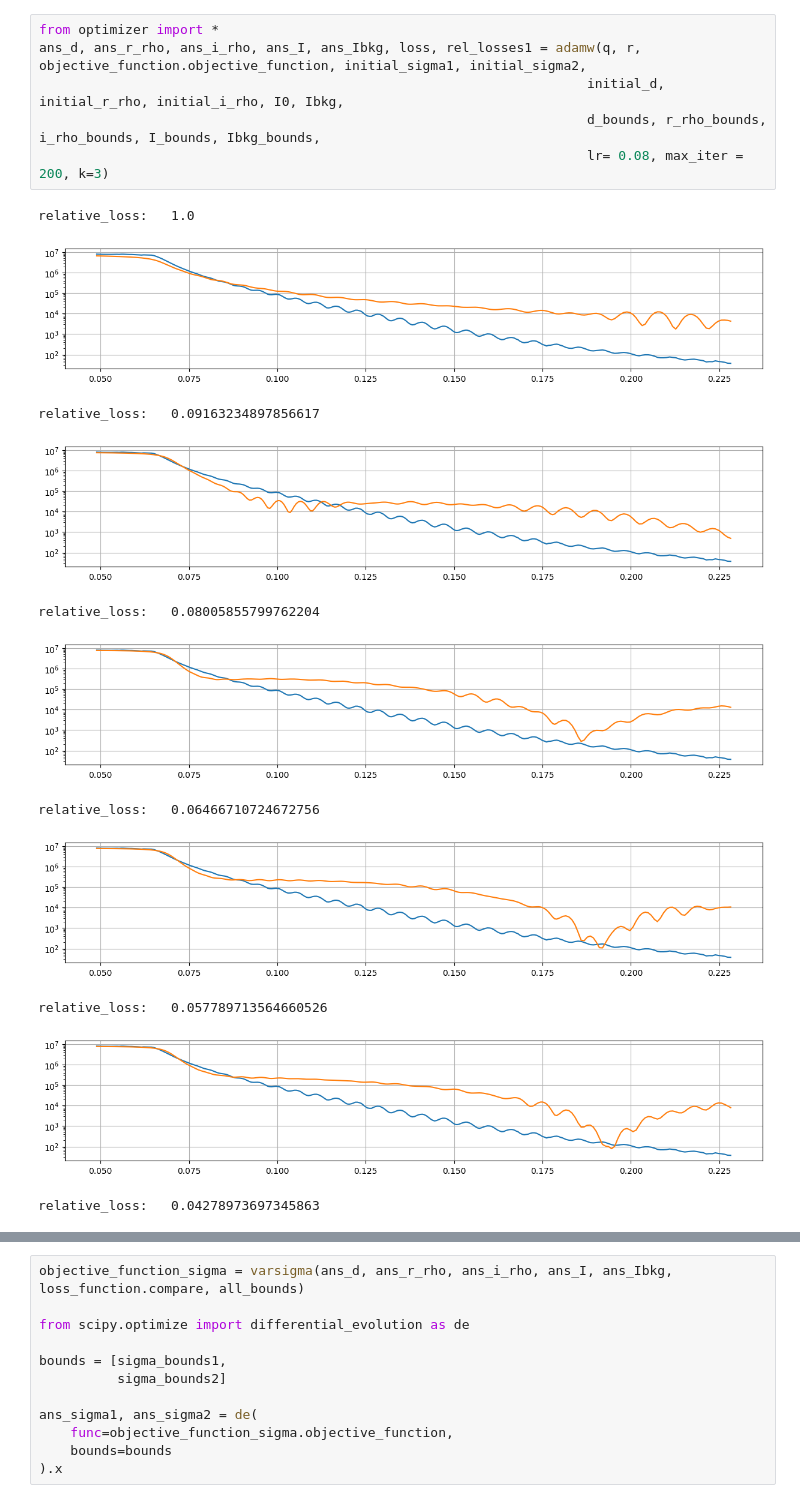
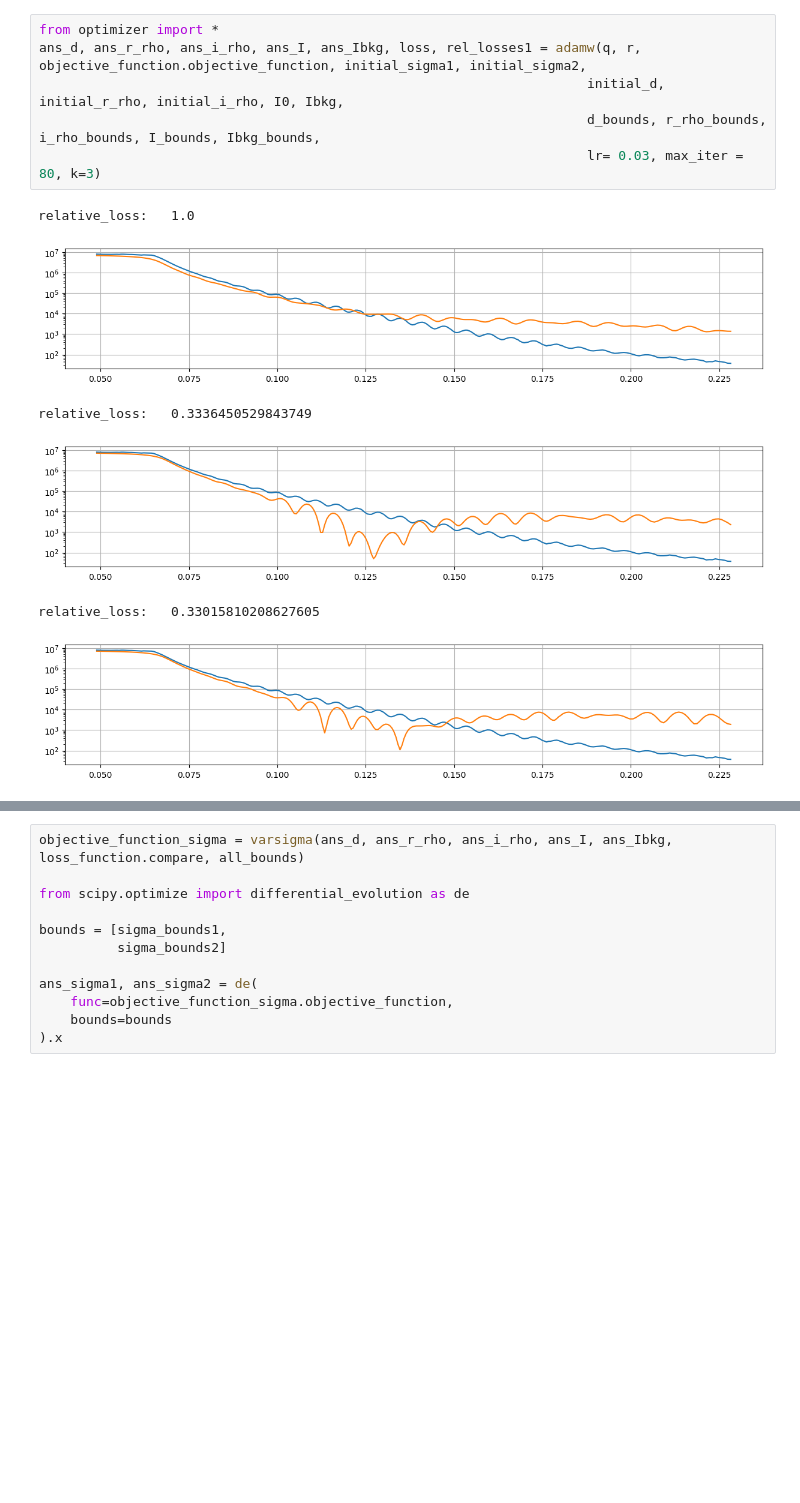
Before and after one commit to bool8192/Reflectometry, a Jupyter notebook: Documents/REF/fitting_experiment_pie/fitting.ipynb, the cells around one changed output, grey strips where cells are left out. Drawn from its saved outputs; the diff is of its cells as text; blank space fills up the shorter version.

```diff
--- a/Documents/REF/fitting_experiment_pie/fitting.ipynb
+++ b/Documents/REF/fitting_experiment_pie/fitting.ipynb
@@ -52,18 +58,13 @@ tensor(2.6160, dtype=torch.float64, grad_fn=<SumBackward0>)
 # %%
 from optimizer import *
 ans_d, ans_r_rho, ans_i_rho, ans_I, ans_Ibkg, loss, rel_losses1 = adamw(q, r, objective_function.objective_function, initial_sigma1, initial_sigma2,
                                                                       initial_d, initial_r_rho, initial_i_rho, I0, Ibkg,
                                                                       d_bounds, r_rho_bounds, i_rho_bounds, I_bounds, Ibkg_bounds,
-                                                                      lr= 0.08, max_iter = 200, k=3)
+                                                                      lr= 0.03, max_iter = 80, k=3)
 # %% [output]
 relative_loss:   1.0
-[figure, old version]
+[figure, new version]
-relative_loss:   0.09163234897856617
+relative_loss:   0.3336450529843749
-[figure, old version]
+[figure, new version]
-relative_loss:   0.08005855799762204
+relative_loss:   0.33015810208627605
-[figure, old version]
+[figure, new version]
-relative_loss:   0.06466710724672756
-[figure, removed]
-relative_loss:   0.057789713564660526
-[figure, removed]
-relative_loss:   0.04278973697345863
```
Also changed, not shown: parts of 16 cells of this notebook, 8 other files.
